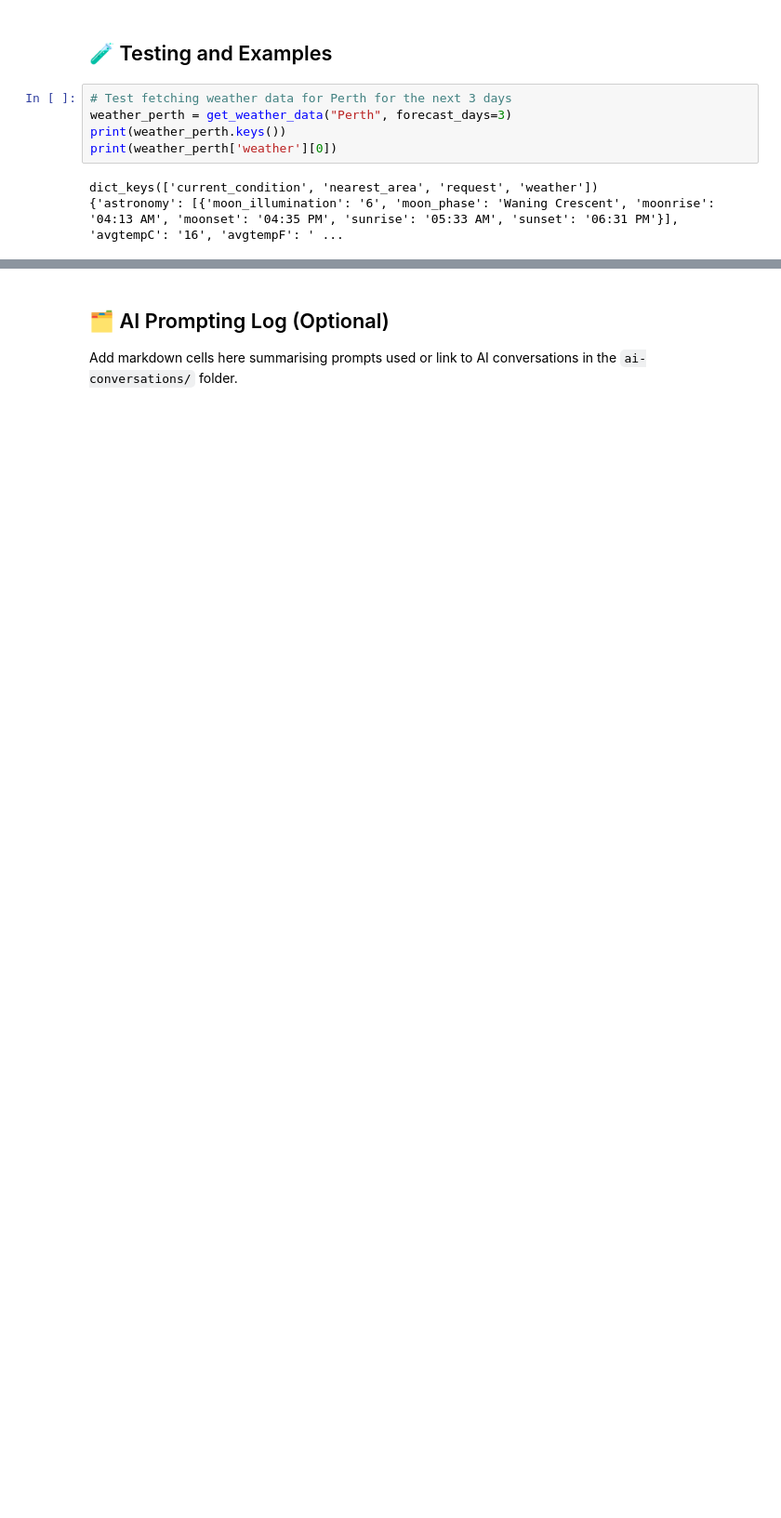
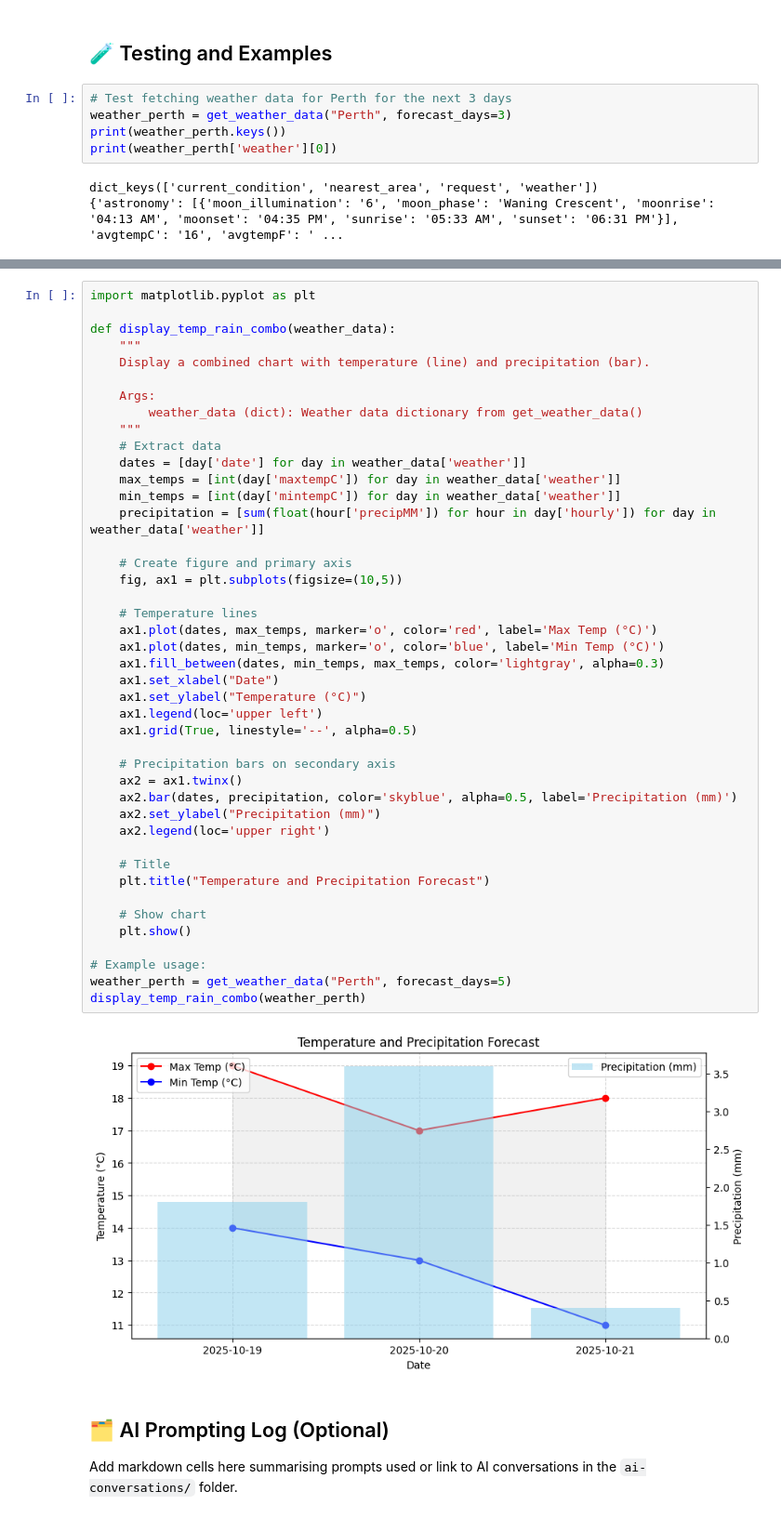
Before and after one commit to sharjat94/Weatherwise-SharjatBinKarim, a Jupyter notebook: starter_notebook.ipynb, the cells around one changed output, grey strips where cells are left out. Shown: that part at 93% size. Cells and saved outputs as stored; diff of their text form; blank space fills up the shorter version.

```diff
--- a/starter_notebook.ipynb
+++ b/starter_notebook.ipynb
@@ -366,3 +428,48 @@ Goodbye! 👋
+# %%
+import matplotlib.pyplot as plt
+
+def display_temp_rain_combo(weather_data):
+    """
+    Display a combined chart with temperature (line) and precipitation (bar).
+
+    Args:
+        weather_data (dict): Weather data dictionary from get_weather_data()
+    """
+    # Extract data
+    dates = [day['date'] for day in weather_data['weather']]
+    max_temps = [int(day['maxtempC']) for day in weather_data['weather']]
+    min_temps = [int(day['mintempC']) for day in weather_data['weather']]
+    precipitation = [sum(float(hour['precipMM']) for hour in day['hourly']) for day in weather_data['weather']]
+
+    # Create figure and primary axis
+    fig, ax1 = plt.subplots(figsize=(10,5))
+
+    # Temperature lines
+    ax1.plot(dates, max_temps, marker='o', color='red', label='Max Temp (°C)')
+    ax1.plot(dates, min_temps, marker='o', color='blue', label='Min Temp (°C)')
+    ax1.fill_between(dates, min_temps, max_temps, color='lightgray', alpha=0.3)
+    ax1.set_xlabel("Date")
+    ax1.set_ylabel("Temperature (°C)")
+    ax1.legend(loc='upper left')
+    ax1.grid(True, linestyle='--', alpha=0.5)
+
+    # Precipitation bars on secondary axis
+    ax2 = ax1.twinx()
+    ax2.bar(dates, precipitation, color='skyblue', alpha=0.5, label='Precipitation (mm)')
+    ax2.set_ylabel("Precipitation (mm)")
+    ax2.legend(loc='upper right')
+
+    # Title
+    plt.title("Temperature and Precipitation Forecast")
+
+    # Show chart
+    plt.show()
+
+# Example usage:
+weather_perth = get_weather_data("Perth", forecast_days=5)
+display_temp_rain_combo(weather_perth)
+# %% [output]
+[figure, added]
 # %% [markdown]
 ## 🗂️ AI Prompting Log (Optional)
 Add markdown cells here summarising prompts used or link to AI conversations in the `ai-conversations/` folder.
```
Also changed, not shown: parts of 5 cells of this notebook.
